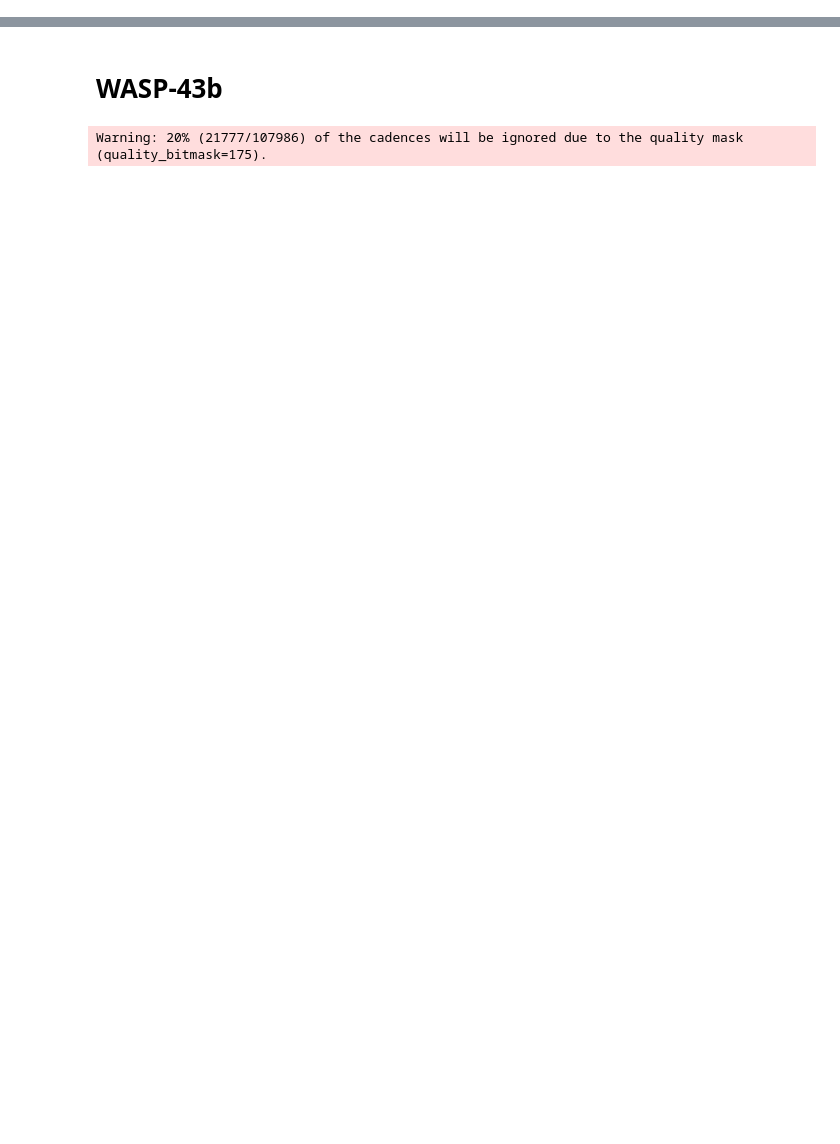
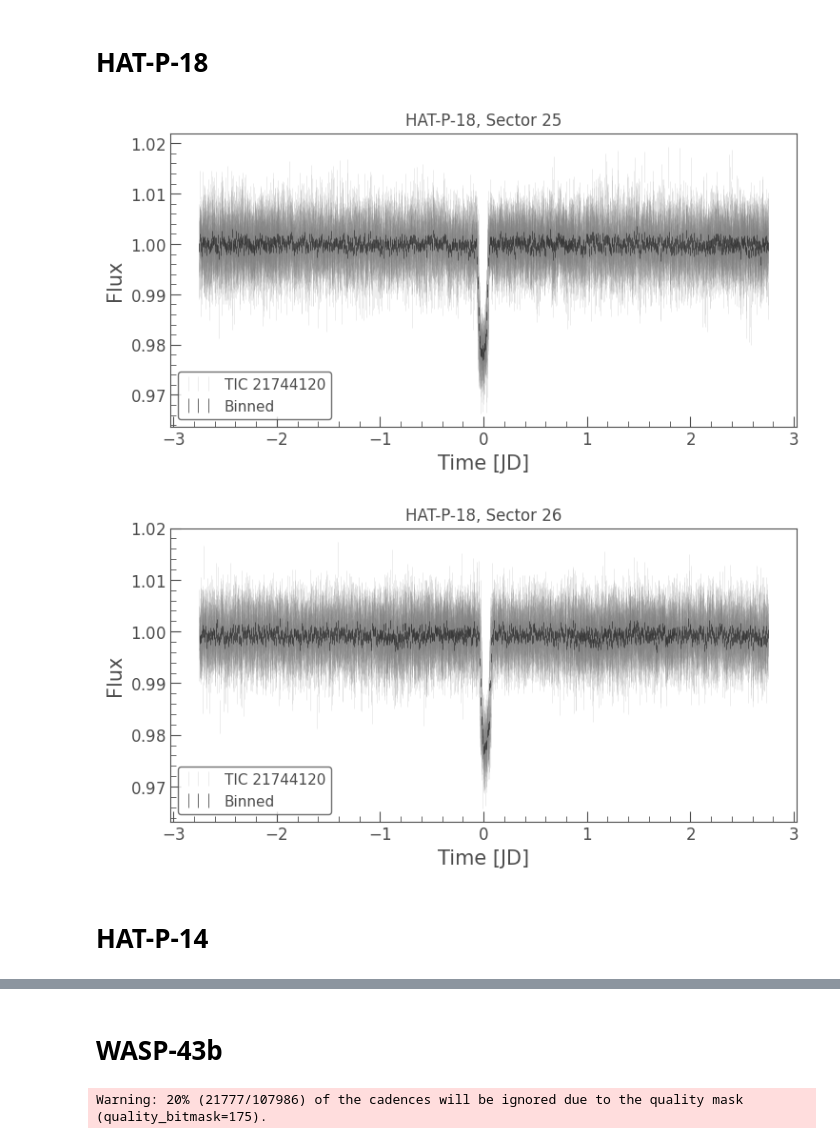
Before and after one commit to rebekah9969/JWST-Sprint, a Jupyter notebook: JWST-ERS-TESS-Lightcurve-Reduction.ipynb, the cells around one changed output, grey strips where cells are left out. Saved outputs shown, nothing was run; the diff lists cells and outputs as text; code cells hidden in the pictures; blank space fills up the shorter version.

```diff
--- a/JWST-ERS-TESS-Lightcurve-Reduction.ipynb
+++ b/JWST-ERS-TESS-Lightcurve-Reduction.ipynb
@@ -34,7 +34,7 @@ def bin_bkg_columns(tpf):
     ts, bs = np.hstack(ts), np.vstack(bs)
     return np.asarray([interp1d(ts, b, bounds_error=None, fill_value='extrapolate')(tpf.time.value) for b in bs.T]).T
 
-def correct_transit_light_curve(tpf, bls):
+def correct_transit_light_curve(tpf, bls, fit_eclipse=True):
     """Creates a systematics corrected light curve from a TPF, given a BLS object"""
     period, dur, t0 = bls.period_at_max_power.value, bls.duration_at_max_power.value, bls.transit_time_at_max_power.value
     bigger_pipeline_mask = enlarge_aper(tpf.pipeline_mask)
@@ -56,7 +56,10 @@ def correct_transit_light_curve(tpf, bls):
     spline = lk.designmatrix.create_spline_matrix(tpf.time.jd, n_knots=20).split(breaks)
     dm5 = lk.DesignMatrix(spline.X[:, spline.X.sum(axis=0) > 1e-5], name='spline')
 
-    dm = lk.DesignMatrixCollection([dm1, dm2, dm3, dm4, dm5])
+    if fit_eclipse:
+        dm = lk.DesignMatrixCollection([dm1, dm2, dm3, dm4, dm5])
+    else:
+        dm = lk.DesignMatrixCollection([dm1, dm2, dm4, dm5])
     lc = (tpf - np.median(tpf.flux[:, ~bigger_pipeline_mask].value, axis=1)[:, None, None]).to_lightcurve().normalize()
     r = lk.RegressionCorrector(lc)
     clc = r.correct(dm)
@@ -64,16 +67,18 @@ def correct_transit_light_curve(tpf, bls):
     # The RegressionCorrector has fit and removed out simple box model from `dm4`
     # We add the best fit box transit back into the light curve here
     clc += r.diagnostic_lightcurves['transit']
-    clc += r.diagnostic_lightcurves['eclipse']
+    if fit_eclipse:
+        clc += r.diagnostic_lightcurves['eclipse']
     clc = clc[~r.outlier_mask]
     return clc, r
 
 def get_tpfs(name, quality_bitmask="default"):
     """Obtain the fastest cadence tpfs for a target, and returns them as a collection"""
     tpfs1 = lk.search_targetpixelfile(name, author='SPOC', exptime=20).download_all(quality_bitmask=quality_bitmask)
-    tpfs2 = lk.search_targetpixelfile(name, author='SPOC', sector=list(set(list(np.arange(300))) - set(tpfs1.sector)), exptime=120).download_all(quality_bitmask=quality_bitmask)
+    sectors = (list(set(list(np.arange(300))) - set(tpfs1.sector))) if tpfs1 is not None else None
+    tpfs2 = lk.search_targetpixelfile(name, author='SPOC', sector=sectors, exptime=120).download_all(quality_bitmask=quality_bitmask)
     # Merge into one collection
-    tpfs = lk.TargetPixelFileCollection([*tpfs1] + [*tpfs2])
+    tpfs = lk.TargetPixelFileCollection([*tpfs1] if tpfs1 is not None else [] + [*tpfs2])
     # Clip out nan frames
     tpfs = lk.TargetPixelFileCollection([tpf[np.isfinite(tpf.flux.sum(axis=(1, 2))) & np.isfinite(tpf.flux_err.sum(axis=(1, 2)))] for tpf in tpfs])
     # Sort by time
@@ -82,7 +87,7 @@ def get_tpfs(name, quality_bitmask="default"):
     tpfs = lk.TargetPixelFileCollection([tpf + np.nan_to_num(tpf.flux_bkg) for tpf in tpfs])
     return tpfs
 
-def get_corrected_lcs(name, period_estimate):
+def get_corrected_lcs(name, period_estimate, fit_eclipse=True):
     tpfs = get_tpfs(name)
     corrected_lightcurves = []
     for tpf in tpfs:
@@ -95,6 +100,26 @@ def get_corrected_lcs(name, period_estimate):
                             frequency_factor=10,
                             duration=np.linspace(0.01, 0.3, 50));
         period, dur, t0 = bls.period_at_max_power.value, bls.duration_at_max_power.value, bls.transit_time_at_max_power.value
-        clc, r = correct_transit_light_curve(tpf, bls)
+        clc, r = correct_transit_light_curve(tpf, bls, fit_eclipse=fit_eclipse)
         corrected_lightcurves.append(clc)
     return lk.LightCurveCollection(corrected_lightcurves)
+# %% [markdown]
+# HAT-P-18
+# %%
+name = "HAT-P-18"
+period_estimate = 5.508023
+clcs = get_corrected_lcs(name, period_estimate, fit_eclipse=False)
+# %%
+bls = clcs.stitch().to_periodogram(method='bls',
+                    minimum_period=period_estimate - 0.005,
+                    maximum_period=period_estimate + 0.005,
+                    frequency_factor=100,
+                    duration=np.linspace(0.01, 0.3, 50));
+period, dur, t0 = bls.period_at_max_power.value, bls.duration_at_max_power.value, bls.transit_time_at_max_power.value
+for clc in clcs:
+    ax = clc.fold(period, t0).errorbar(color='grey', ls='', alpha=0.2)
+    bin(clc.fold(period, t0), 1000).errorbar(ax=ax, label='Binned')
+    ax.set(title=f'{name}, Sector {clc.sector}')
+# %% [output]
+[figure, added]
+[figure, added]
@@ -100,0 +129,2 @@ def get_corrected_lcs(name, period_estimate):
+# %% [markdown]
+# HAT-P-14
```
Also changed, not shown: parts of 14 cells of this notebook, 14 other files.
